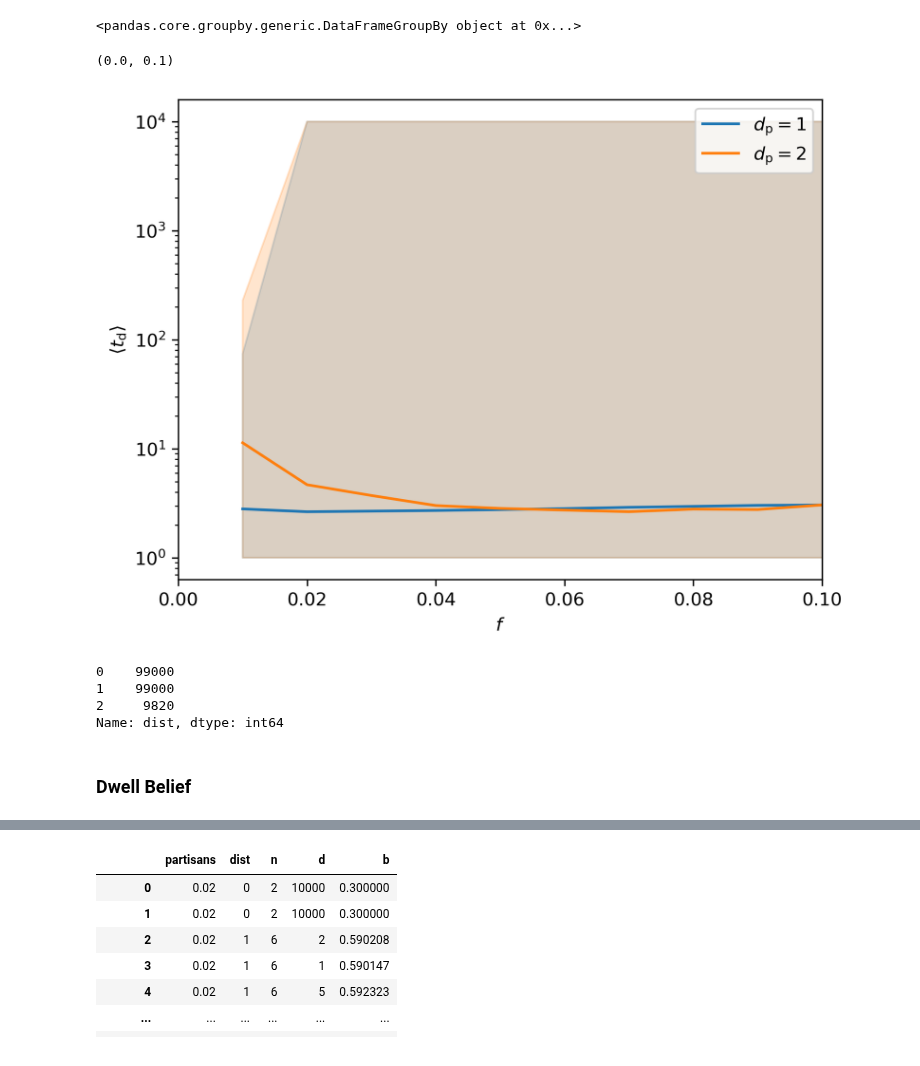
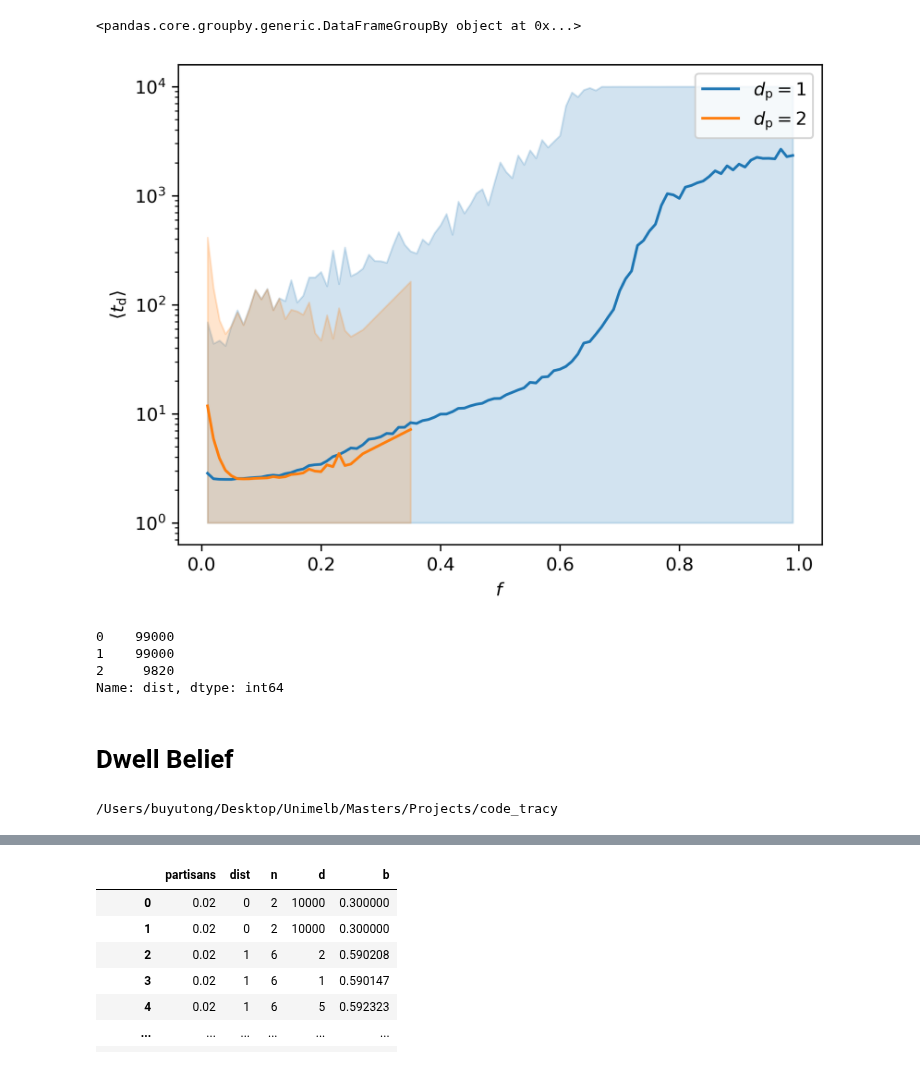
Before and after one commit to YutongB/Opinion-Dynamics, a Jupyter notebook: notebooks/fracpartisan_BA.ipynb, the cells around one changed output, grey strips where cells are left out. Drawn from its saved outputs; the diff is of its cells as text; code cells hidden in the pictures.

```diff
--- a/notebooks/fracpartisan_BA.ipynb
+++ b/notebooks/fracpartisan_BA.ipynb
@@ -45,12 +49,12 @@ Dwell = namedtuple("Dwell", ["n", "d"])
 # results_by_partisan[0.01] = [ aggdwells dist 0,  aggdwells dist 1, ... ]
 
 
-with open("output/bigexperiment-2023_03_25-11_41_53.log", 'r') as f:
+with open("output/bigexperiment-2023_04_01-13_13_52.log", 'r') as f:
     max_distances = max(len(json.loads(line)['d']) for line in f)
     results_by_partisan = defaultdict(lambda: [[] for x in range(max_distances)])
 
 rows = []
-with open("output/bigexperiment-2023_03_25-11_41_53.log", 'r') as f:
+with open("output/bigexperiment-2023_04_01-13_13_52.log", 'r') as f:
     for line in f:
         data = json.loads(line)
         for dist, (n, d) in enumerate(data['d']):
@@ -162,12 +198,12 @@ Dwell = namedtuple("Dwell", ["n", "d"])
 # results_by_partisan[0.01] = [ aggdwells dist 0,  aggdwells dist 1, ... ]
 
 
-with open("output/bigexperiment-2023_03_25-15_49_28.log", 'r') as f:
+with open("output/bigexperiment-2023_04_01-16_49_47.log", 'r') as f:
     max_distances = max(len(json.loads(line)['d']) for line in f)
     results_by_partisan = defaultdict(lambda: [[] for x in range(max_distances)])
 
 rows = []
-with open("output/bigexperiment-2023_03_25-15_49_28.log", 'r') as f:
+with open("output/bigexperiment-2023_04_01-16_49_47.log", 'r') as f:
     for line in f:
         data = json.loads(line)
         for dist, (n, d) in enumerate(data['d']):
@@ -191,18 +227,15 @@ df_dist_4 = df[df.dist == 4]
 # %%
 sns.lineplot(df_dist_1, x="partisans", y="d", errorbar= find_min_max, label="$d_{\\rm p} = 1$")
 sns.lineplot(df_dist_2, x="partisans", y="d", errorbar= find_min_max, label="$d_{\\rm p} = 2$")
 sns.lineplot(df_dist_3, x="partisans", y="d", errorbar= find_min_max, label="$d_{\\rm p} = 3$")
 sns.lineplot(df_dist_4, x="partisans", y="d", errorbar= find_min_max, label="$d_{\\rm p} = 4$")
 plt.legend()
 plt.xlabel("$f$")
 plt.ylabel("$\\langle t_{\\rm d} \\rangle$")
 plt.yscale("log")
 # plt.xscale("log")
-
-plt.xlim(0,0.1)
 # %% [output]
-(0.0, 0.1)
-[figure, old version]
+[figure, new version]
 # %%
 df["dist"].value_counts()
 # %% [output]
@@ -211,7 +244,11 @@ df["dist"].value_counts()
 2     9820
 Name: dist, dtype: int64
 # %% [markdown]
-### Dwell Belief
+# Dwell Belief
+# %%
+cd code_tracy
+# %% [output]
+/Users/buyutong/Desktop/Unimelb/Masters/Projects/code_tracy
 # %%
 import scipy as sp
 import matplotlib as mpl
```
Also changed, not shown: parts of 17 cells of this notebook, 8 other files.
